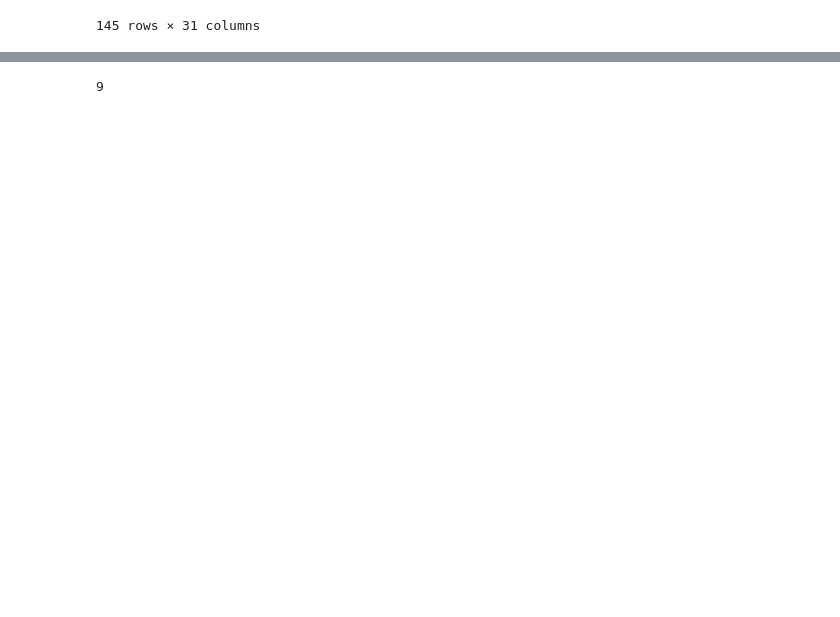
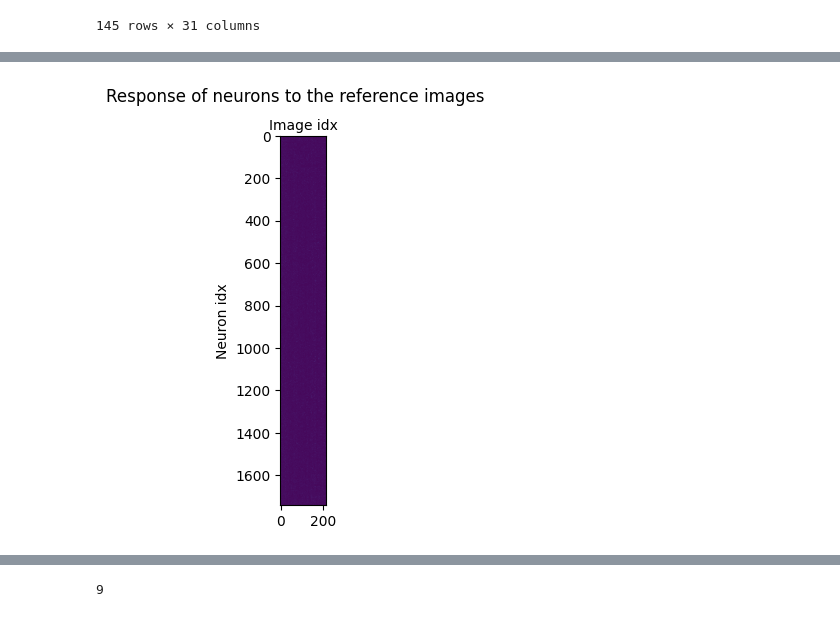
Before and after one commit to ananaphasia/Petreanu_MEI_generation, a Jupyter notebook: 05_match_MEIs.ipynb, the cells around one changed output, grey strips where cells are left out. Cells and saved outputs as stored; diff of their text form; code cells hidden in the pictures; blank space fills up the shorter version.

```diff
--- a/05_match_MEIs.ipynb
+++ b/05_match_MEIs.ipynb
@@ -201,0 +276,11 @@ celldata_overlapping
+# %%
+plt.imshow(respmat_nat_images_ref)
+plt.xlabel('Image idx')
+plt.ylabel('Neuron idx')
+# plt.xticks(np.arange(respmat_nat_images_ref.shape[1])) # set for number of columns, which are the count of x axis
+# plt.yticks(np.arange(respmat_nat_images_ref.shape[0])) # set for number of rows, which are the count of y axis
+plt.gca().xaxis.set_label_position('top')
+plt.suptitle('Response of neurons to the reference images')
+plt.show()
+# %% [output]
+[figure, added]
```
Also changed, not shown: parts of 17 cells of this notebook, 36 other files.
